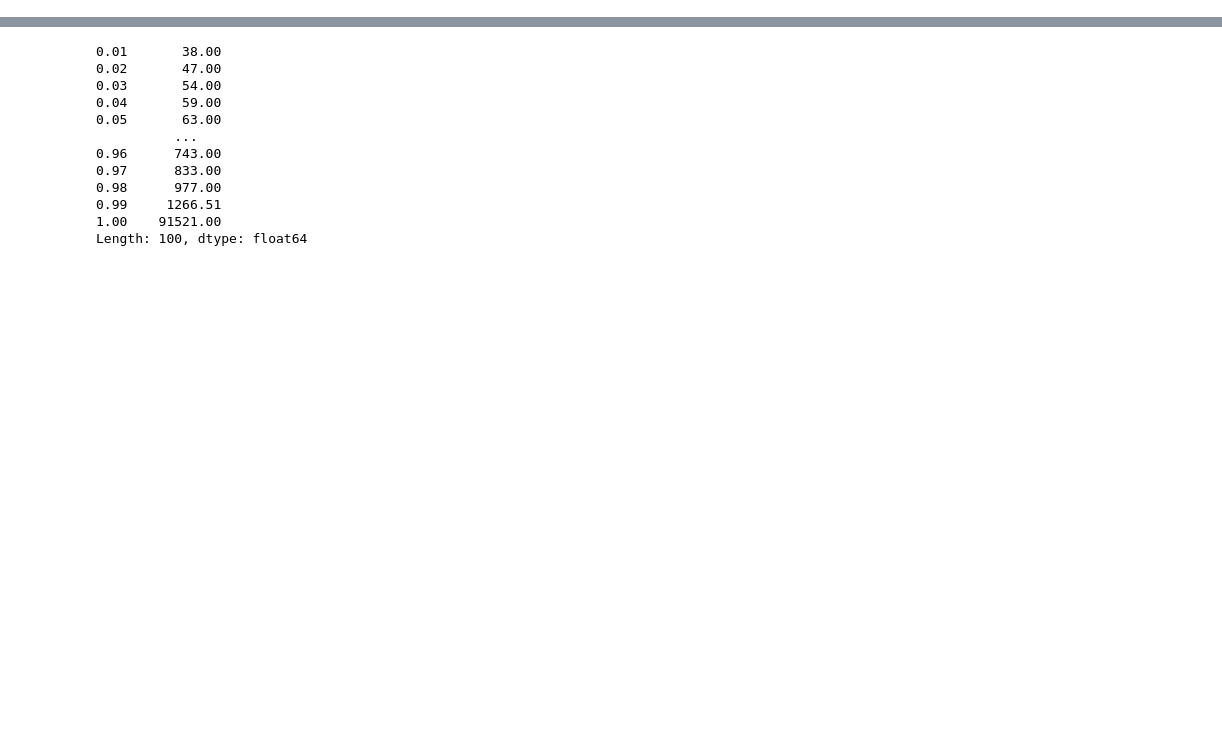
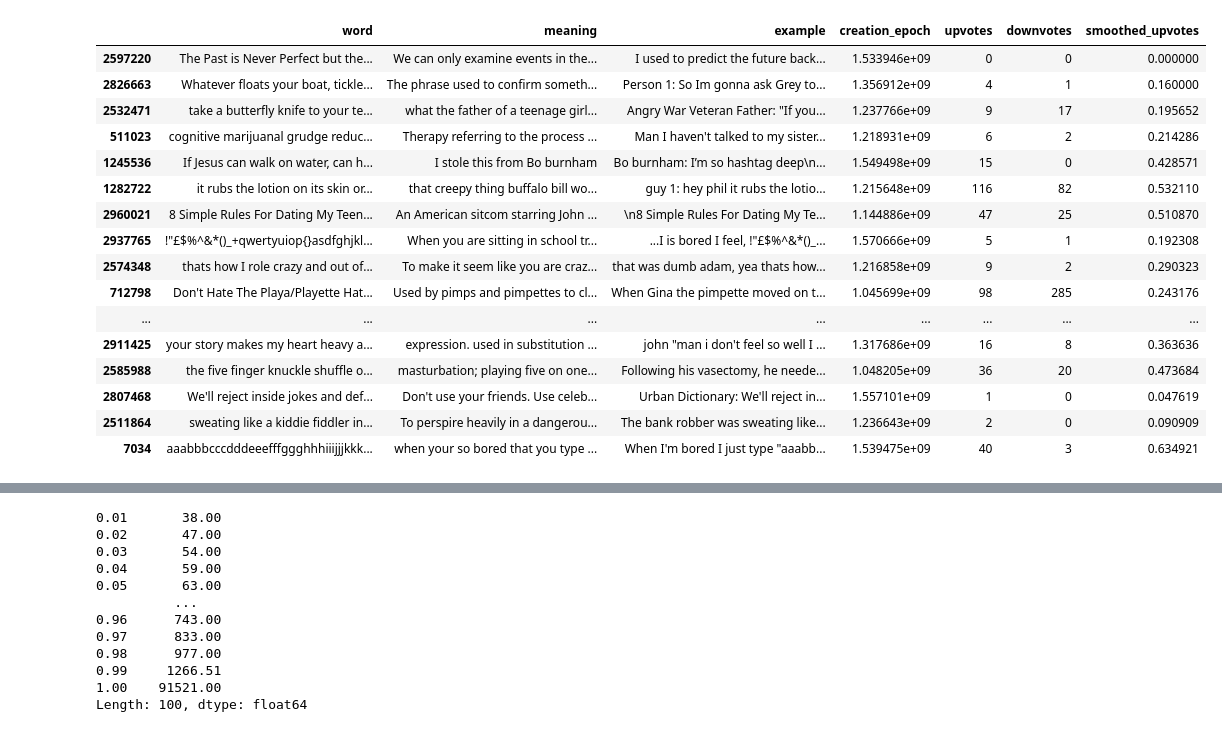
Before and after one commit to turtlesoupy/this-word-does-not-exist, a Jupyter notebook: scraping.ipynb, the cells around one changed output, grey strips where cells are left out. Drawn from its saved outputs; the diff is of its cells as text; code cells hidden in the pictures; blank space fills up the shorter version.

```diff
--- a/scraping.ipynb
+++ b/scraping.ipynb
@@ -45,3 +47,8 @@ try:
 finally:
     t.terminate()
     t.join()
+# %%
+
+
+with open("data/all_words.pickle", "rb") as f:
+    words = pickle.load(f)
@@ -49,7 +85,10 @@ finally:
 defns = pd.DataFrame(
     [
         [e.word, e.meaning, e.examples[0], e.creation_epoch, e.upvotes, e.downvotes]
-        for e in itertools.chain.from_iterable(e.definitions for e in already_done.values())
+        for e in itertools.chain.from_iterable(e.definitions for e in words.values())
     ],
     columns=["word", "meaning", "example", "creation_epoch", "upvotes", "downvotes"]
 )
+# %%
+smoothing_prior = 20
+defns["smoothed_upvotes"] = defns["upvotes"] / (defns["upvotes"] + defns["downvotes"] + smoothing_prior)
@@ -58,0 +148,20 @@ TypeError: 'float' object cannot be interpreted as an integer
+# %%
+defns[defns.word.str.len() > 40].sample(n=20)
+# %% [output]
+|  | word | meaning | example | creation_epoch | upvotes | downvotes | smoothed_upvotes |
+| 2597220 | The Past is Never Perfect but the... | We can only examine events in the... | I used to predict the future back... | 1.533946e+09 | 0 | 0 | 0.000000 |
+| 2826663 | Whatever floats your boat, tickle... | The phrase used to confirm someth... | Person 1: So Im gonna ask Grey to... | 1.356912e+09 | 4 | 1 | 0.160000 |
+| 2532471 | take a butterfly knife to your te... | what the father of a teenage girl... | Angry War Veteran Father: "If you... | 1.237766e+09 | 9 | 17 | 0.195652 |
+| 511023 | cognitive marijuanal grudge reduc... | Therapy referring to the process ... | Man I haven't talked to my sister... | 1.218931e+09 | 6 | 2 | 0.214286 |
+| 1245536 | If Jesus can walk on water, can h... | I stole this from Bo burnham | Bo burnham: I’m so hashtag deep\n... | 1.549498e+09 | 15 | 0 | 0.428571 |
+| 1282722 | it rubs the lotion on its skin or... | that creepy thing buffalo bill wo... | guy 1: hey phil it rubs the lotio... | 1.215648e+09 | 116 | 82 | 0.532110 |
+| 2960021 | 8 Simple Rules For Dating My Teen... | An American sitcom starring John ... | \n8 Simple Rules For Dating My Te... | 1.144886e+09 | 47 | 25 | 0.510870 |
+| 2937765 | !"£$%^&*()_+qwertyuiop{}asdfghjkl... | When you are sitting in school tr... | ...I is bored I feel, !"£$%^&*()_... | 1.570666e+09 | 5 | 1 | 0.192308 |
+| 2574348 | thats how I role crazy and out of... | To make it seem like you are craz... | that was dumb adam, yea thats how... | 1.216858e+09 | 9 | 2 | 0.290323 |
+| 712798 | Don't Hate The Playa/Playette Hat... | Used by pimps and pimpettes to cl... | When Gina the pimpette moved on t... | 1.045699e+09 | 98 | 285 | 0.243176 |
+| ... | ... | ... | ... | ... | ... | ... | ... |
+| 2911425 | your story makes my heart heavy a... | expression. used in substitution ... | john "man i don't feel so well I ... | 1.317686e+09 | 16 | 8 | 0.363636 |
+| 2585988 | the five finger knuckle shuffle o... | masturbation; playing five on one... | Following his vasectomy, he neede... | 1.048205e+09 | 36 | 20 | 0.473684 |
+| 2807468 | We'll reject inside jokes and def... | Don't use your friends. Use celeb... | Urban Dictionary: We'll reject in... | 1.557101e+09 | 1 | 0 | 0.047619 |
+| 2511864 | sweating like a kiddie fiddler in... | To perspire heavily in a dangerou... | The bank robber was sweating like... | 1.236643e+09 | 2 | 0 | 0.090909 |
+| 7034 | aaabbbcccdddeeefffggghhhiiijjjkkk... | when your so bored that you type ... | When I'm bored I just type "aaabb... | 1.539475e+09 | 40 | 3 | 0.634921 |
```
Also changed, not shown: parts of 8 cells of this notebook, 4 other files.
